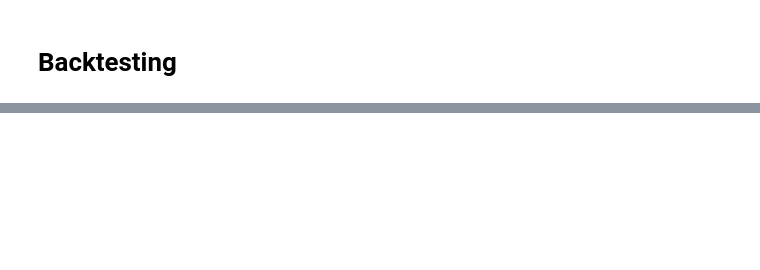
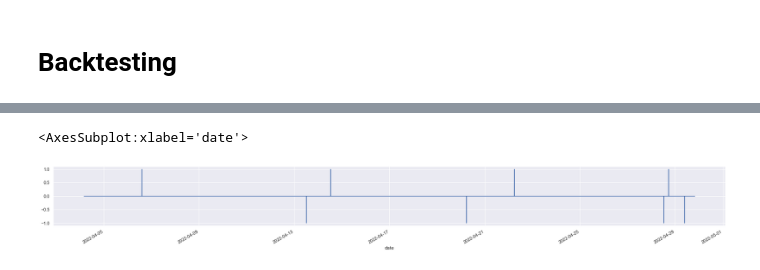
Before and after one commit to tharshikan/QuantitativeTrading, a Jupyter notebook: notebooks/Backtesting.ipynb, the cells around one changed output, grey strips where cells are left out. Drawn from its saved outputs; the diff is of its cells as text; code cells hidden in the pictures; blank space fills up the shorter version.

```diff
--- a/notebooks/Backtesting.ipynb
+++ b/notebooks/Backtesting.ipynb
@@ -175,0 +184,3 @@ Name: signal, dtype: float64
+# %%
+plot_df['signal'].plot(figsize=(30,3),)
+# %% [output]
@@ -175,0 +189,2 @@ Name: signal, dtype: float64
+<AxesSubplot:xlabel='date'>
+[figure, added]
```
Also changed, not shown: parts of 6 cells of this notebook, 4 other files.
